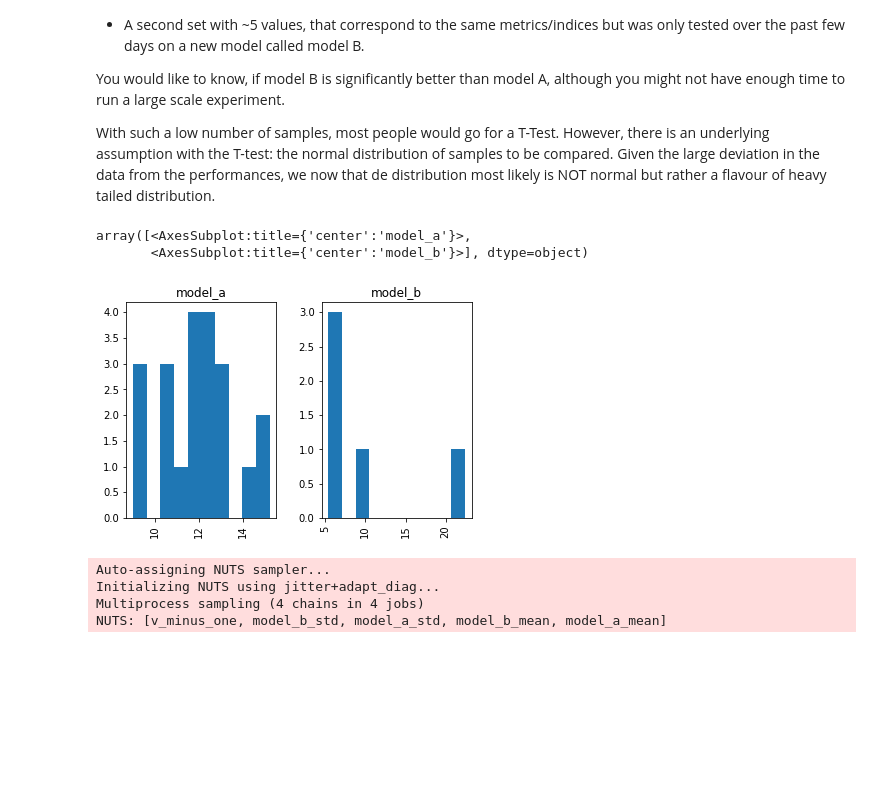
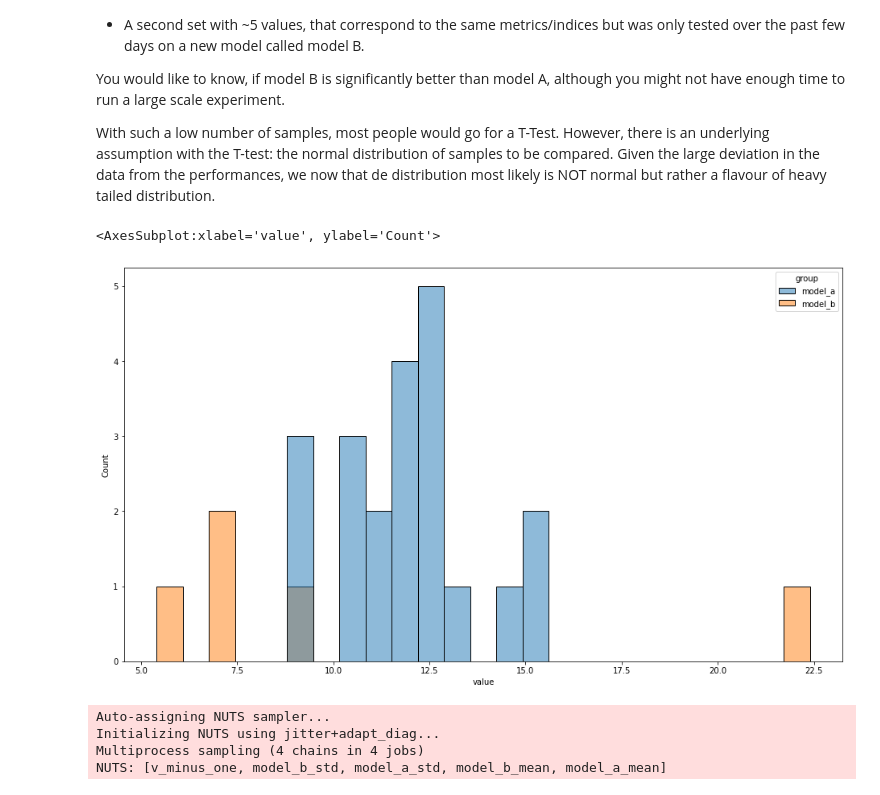
Before and after one commit to gnthibault/Optimisation-Python, a Jupyter notebook: StatisticalTest.ipynb, the cells around one changed output. Cells and saved outputs as stored; diff of their text form; code cells hidden in the pictures; blank space fills up the shorter version.

```diff
--- a/StatisticalTest.ipynb
+++ b/StatisticalTest.ipynb
@@ -1507,17 +1509,17 @@ import pymc3 as pm
 # %%
 model_a = [10.4, 15.0, 9.1, 11.8, 14.3, 13.2, 10.7,
            9.3, 9.0, 15.2, 12.1, 12.3, 12.6, 11.8,
            11.5, 12.3, 11.7, 12.8, 12.8, 10.9, 10.5]
 model_b = [7.1, 8.9, 5.4, 6.8, 22.4]
 y1 = np.array(model_a)
 y2 = np.array(model_b)
 y = pd.DataFrame({"value": np.r_[y1, y2],
                   "group": np.r_[["model_a"]*len(model_a), ["model_b"]*len(model_b)]})
-y.hist("value", by="group")
+fig, ax = plt.subplots(figsize=(16,9))
+sns.histplot(data=y, x='value', hue='group', bins=25, common_bins=True, ax=ax)
 # %% [output]
-array([<AxesSubplot:title={'center':'model_a'}>,
-       <AxesSubplot:title={'center':'model_b'}>], dtype=object)
+<AxesSubplot:xlabel='value', ylabel='Count'>
-[figure, old version]
+[figure, new version]
 # %%
 mu_m = y.value.mean()
 mu_s = y.value.std()
```
Also changed, not shown: parts of 2 cells of this notebook.
